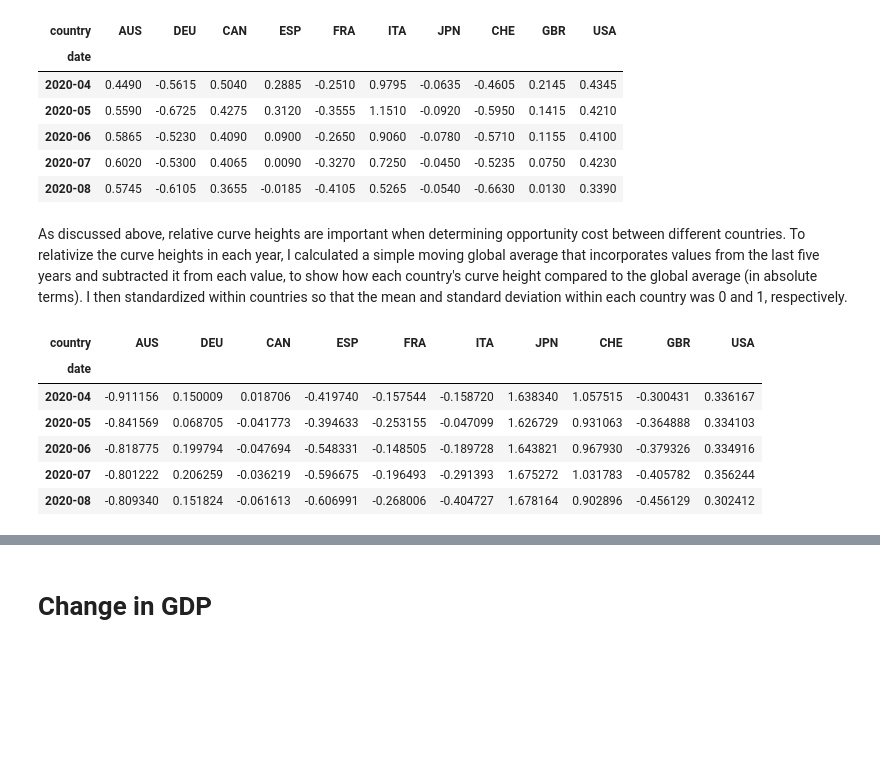
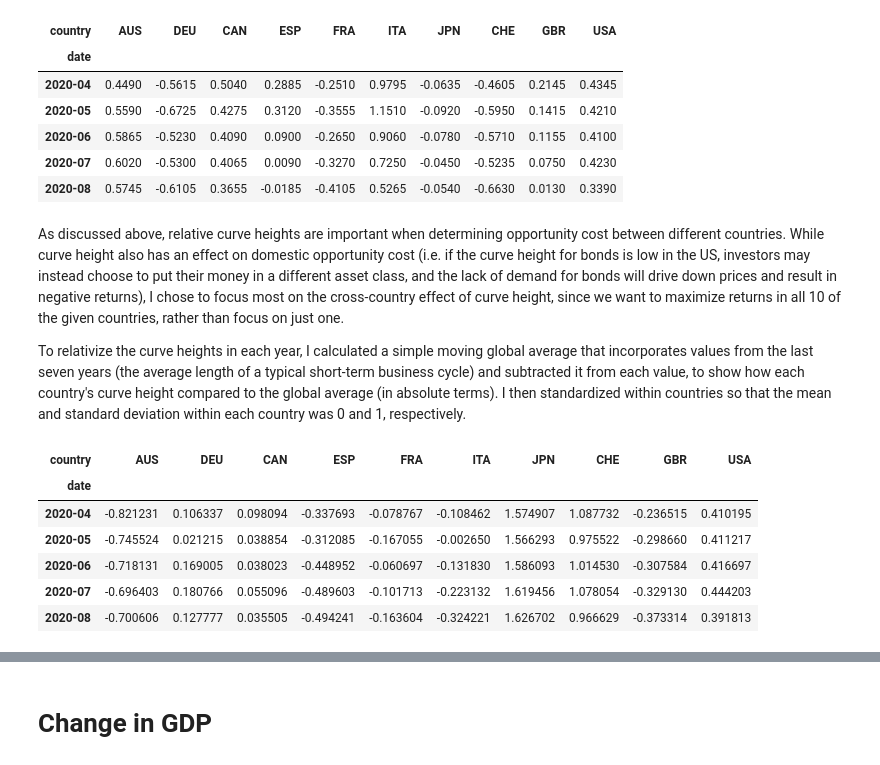
Before and after one commit to Mike-Huntress/Internship2020, a Jupyter notebook: SampleSignal/Project Indicators.ipynb, the cells around one changed output, grey strips where cells are left out. Saved outputs shown, nothing was run; the diff lists cells and outputs as text; code cells hidden in the pictures; blank space fills up the shorter version.

```diff
--- a/SampleSignal/Project Indicators.ipynb
+++ b/SampleSignal/Project Indicators.ipynb
@@ -117,19 +140,25 @@ curve_height.tail()
 | 2020-07 | 0.6020 | -0.5300 | 0.4065 | 0.0090 | -0.3270 | 0.7250 | -0.0450 | -0.5235 | 0.0750 | 0.4230 |
 | 2020-08 | 0.5745 | -0.6105 | 0.3655 | -0.0185 | -0.4105 | 0.5265 | -0.0540 | -0.6630 | 0.0130 | 0.3390 |
 # %% [markdown]
-As discussed above, relative curve heights are important when determining opportunity cost between different countries. To relativize the curve heights in each year, I calculated a simple moving global average that incorporates values from the last five years and subtracted it from each value, to show how each country's curve height compared to the global average (in absolute terms). I then standardized within countries so that the mean and standard deviation within each country was 0 and 1, respectively.
+As discussed above, relative curve heights are important when determining opportunity cost between different countries. While curve height also has an effect on domestic opportunity cost (i.e. if the curve height for bonds is low in the US, investors may instead choose to put their money in a different asset class, and the lack of demand for bonds will drive down prices and result in negative returns), I chose to focus most on the cross-country effect of curve height, since we want to maximize returns in all 10 of the given countries, rather than focus on just one.
+
+To relativize the curve heights in each year, I calculated a simple moving global average that incorporates values from the last seven years (the average length of a typical short-term business cycle) and subtracted it from each value, to show how each country's curve height compared to the global average (in absolute terms). I then standardized within countries so that the mean and standard deviation within each country was 0 and 1, respectively.
 # %%
+# Take 7-year global average
 global_avgs = curve_height.mean(axis=1)
-CH_sma_5Y = global_avgs.rolling(60).mean()
+CH_sma_7Y = global_avgs.rolling(84).mean()
 
-relative_CH = curve_height.sub(CH_sma_5Y,axis=0)
+# Subtract from each value
+relative_CH = curve_height.sub(CH_sma_7Y,axis=0)
+
+# Standardize in relation to a country's history over time
 standardized_CH = (relative_CH-relative_CH.mean())/relative_CH.std()
 standardized_CH.tail()
 # %% [output]
 | country | AUS | DEU | CAN | ESP | FRA | ITA | JPN | CHE | GBR | USA |
 | date |  |  |  |  |  |  |  |  |  |  |
-| 2020-04 | -0.911156 | 0.150009 | 0.018706 | -0.419740 | -0.157544 | -0.158720 | 1.638340 | 1.057515 | -0.300431 | 0.336167 |
-| 2020-05 | -0.841569 | 0.068705 | -0.041773 | -0.394633 | -0.253155 | -0.047099 | 1.626729 | 0.931063 | -0.364888 | 0.334103 |
-| 2020-06 | -0.818775 | 0.199794 | -0.047694 | -0.548331 | -0.148505 | -0.189728 | 1.643821 | 0.967930 | -0.379326 | 0.334916 |
-| 2020-07 | -0.801222 | 0.206259 | -0.036219 | -0.596675 | -0.196493 | -0.291393 | 1.675272 | 1.031783 | -0.405782 | 0.356244 |
-| 2020-08 | -0.809340 | 0.151824 | -0.061613 | -0.606991 | -0.268006 | -0.404727 | 1.678164 | 0.902896 | -0.456129 | 0.302412 |
+| 2020-04 | -0.821231 | 0.106337 | 0.098094 | -0.337693 | -0.078767 | -0.108462 | 1.574907 | 1.087732 | -0.236515 | 0.410195 |
+| 2020-05 | -0.745524 | 0.021215 | 0.038854 | -0.312085 | -0.167055 | -0.002650 | 1.566293 | 0.975522 | -0.298660 | 0.411217 |
+| 2020-06 | -0.718131 | 0.169005 | 0.038023 | -0.448952 | -0.060697 | -0.131830 | 1.586093 | 1.014530 | -0.307584 | 0.416697 |
+| 2020-07 | -0.696403 | 0.180766 | 0.055096 | -0.489603 | -0.101713 | -0.223132 | 1.619456 | 1.078054 | -0.329130 | 0.444203 |
+| 2020-08 | -0.700606 | 0.127777 | 0.035505 | -0.494241 | -0.163604 | -0.324221 | 1.626702 | 0.966629 | -0.373314 | 0.391813 |
```
Also changed, not shown: parts of 37 cells of this notebook, 1 other file.
